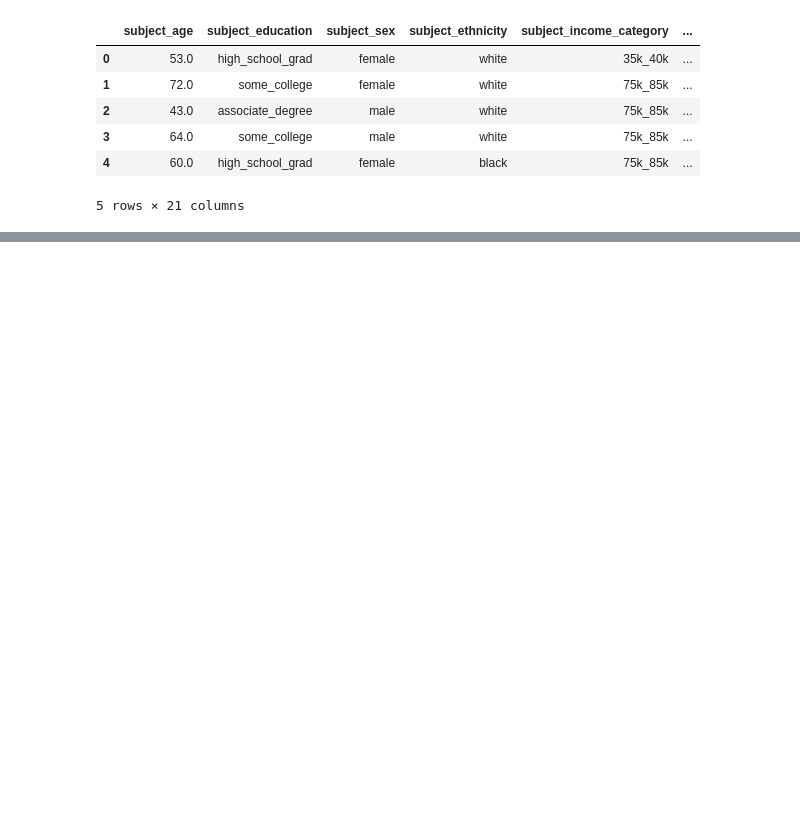
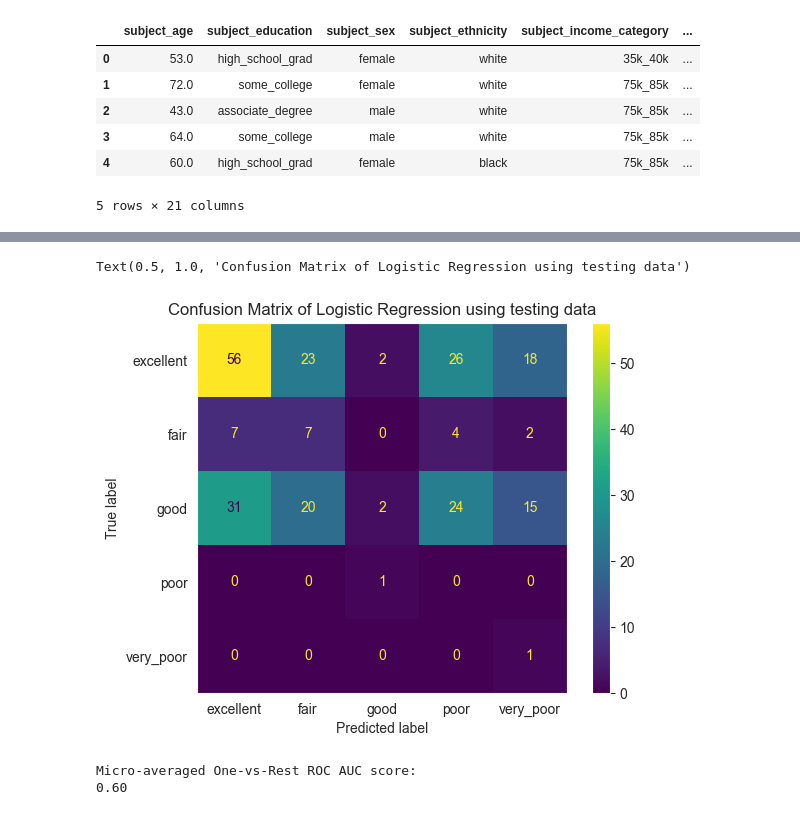
Before and after one commit to jasjotp/relationship-quality-prediction, a Jupyter notebook: analysis.ipynb, the cells around one changed output, grey strips where cells are left out. Saved outputs shown, nothing was run; the diff lists cells and outputs as text; code cells hidden in the pictures; blank space fills up the shorter version.

```diff
--- a/analysis.ipynb
+++ b/analysis.ipynb
@@ -186,0 +170,23 @@ cv_results
+# %%
+# testing confusion matrix
+ConfusionMatrixDisplay.from_estimator(logreg, X_test, y_test)
+plt.grid(False)
+plt.title('Confusion Matrix of Logistic Regression using testing data')
+# %% [output]
+Text(0.5, 1.0, 'Confusion Matrix of Logistic Regression using testing data')
+[figure, added]
+# %%
+# micro-average auc roc
+from sklearn.metrics import roc_auc_score
+y_score = logreg.predict_proba(X_test)
+micro_roc_auc_ovr = roc_auc_score(
+    y_test,
+    y_score,
+    multi_class="ovr",
+    average="micro",
+)
+
+print(f"Micro-averaged One-vs-Rest ROC AUC score:\n{micro_roc_auc_ovr:.2f}")
+# %% [output]
+Micro-averaged One-vs-Rest ROC AUC score:
+0.60
```
Also changed, not shown: parts of 9 cells of this notebook.
